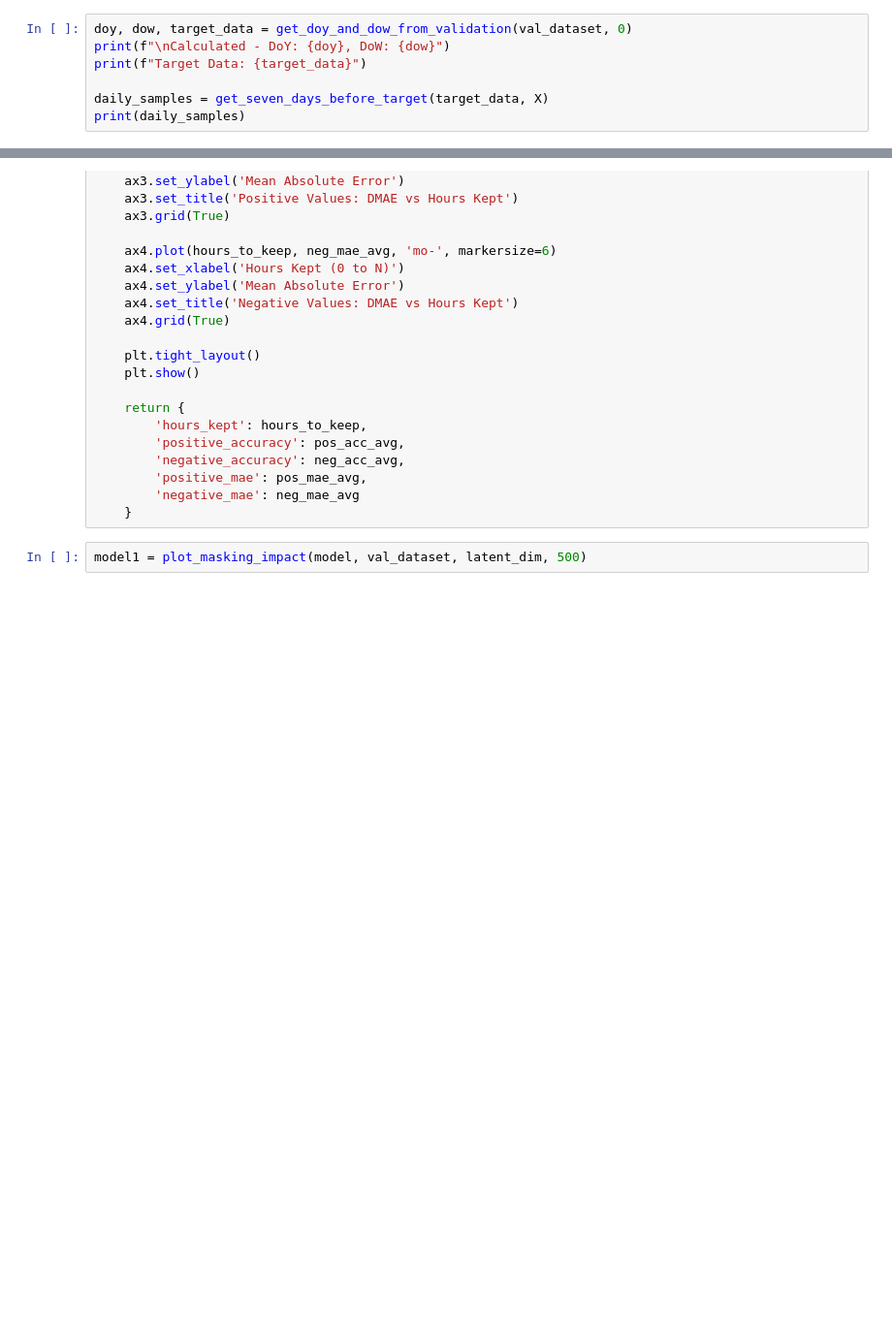
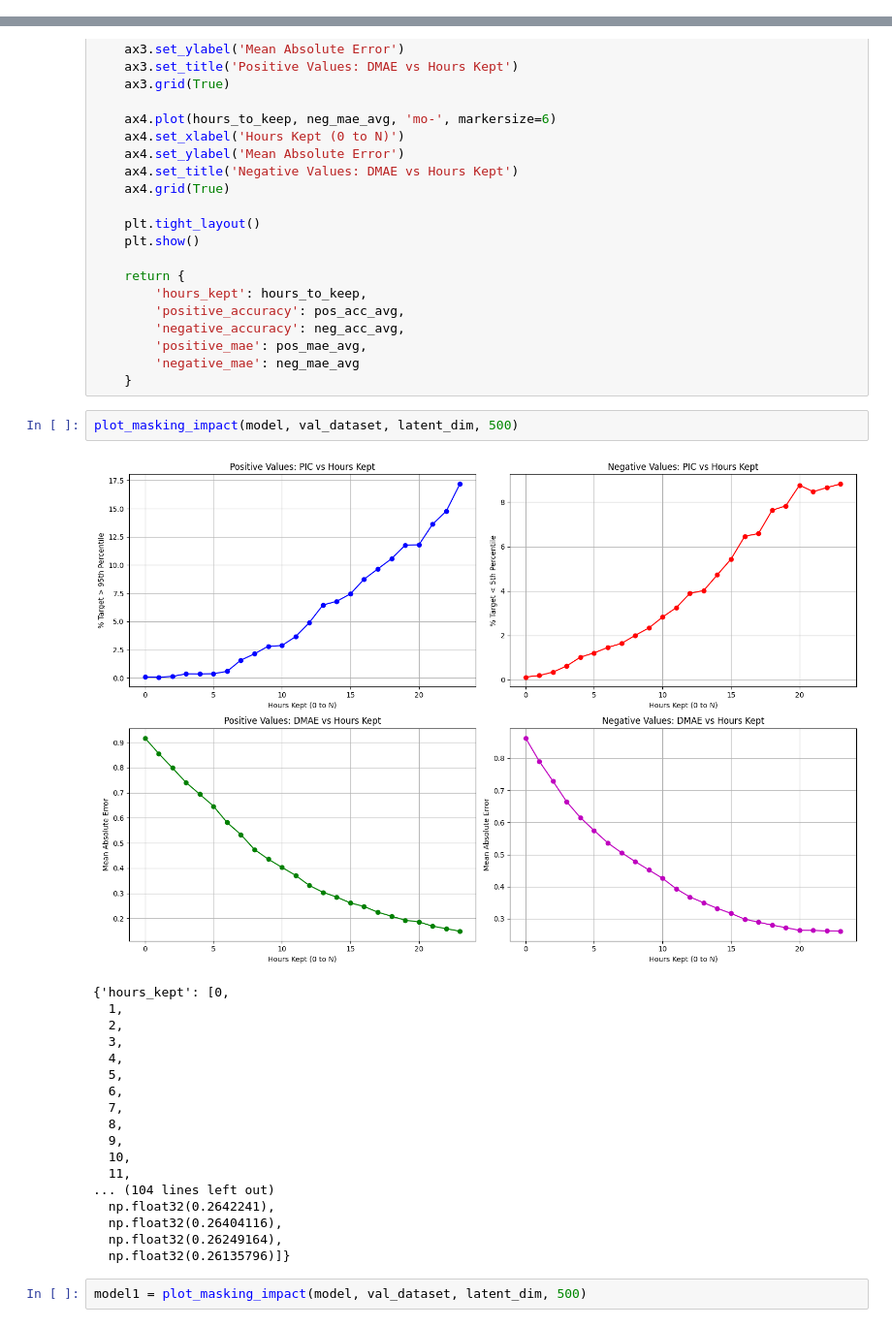
Before and after one commit to ThorneMadsen/Master, a Jupyter notebook: notebooks/MLPVAE.ipynb, the cells around one changed output, grey strips where cells are left out. Shown at 97% size. Cells and saved outputs as stored; diff of their text form; blank space fills up the shorter version.

```diff
--- a/notebooks/MLPVAE.ipynb
+++ b/notebooks/MLPVAE.ipynb
@@ -503,11 +501,4 @@ def evaluate_directional_improvement(target_data, prediction_data, positive=True
     print(f"    Avg Absolute Diff: {abs_diff:.4f}")
 
     return True
-# %%
-doy, dow, target_data = get_doy_and_dow_from_validation(val_dataset, 0)
-print(f"\nCalculated - DoY: {doy}, DoW: {dow}")
-print(f"Target Data: {target_data}")
-
-daily_samples = get_seven_days_before_target(target_data, X)
-print(daily_samples)
 # %%
@@ -1320,5 +1253,26 @@ def plot_masking_impact(model, val_dataset, latent_dim, num_samples=5000):
         'positive_mae': pos_mae_avg,
         'negative_mae': neg_mae_avg
     }
+# %%
+plot_masking_impact(model, val_dataset, latent_dim, 500)
+# %% [output]
+[figure, added]
+{'hours_kept': [0,
+  1,
+  2,
+  3,
+  4,
+  5,
+  6,
+  7,
+  8,
+  9,
+  10,
+  11,
+... (104 lines left out)
+  np.float32(0.2642241),
+  np.float32(0.26404116),
+  np.float32(0.26249164),
+  np.float32(0.26135796)]}
 # %%
 model1 = plot_masking_impact(model, val_dataset, latent_dim, 500)
```
Also changed, not shown: parts of 10 cells of this notebook, 1 other file.
